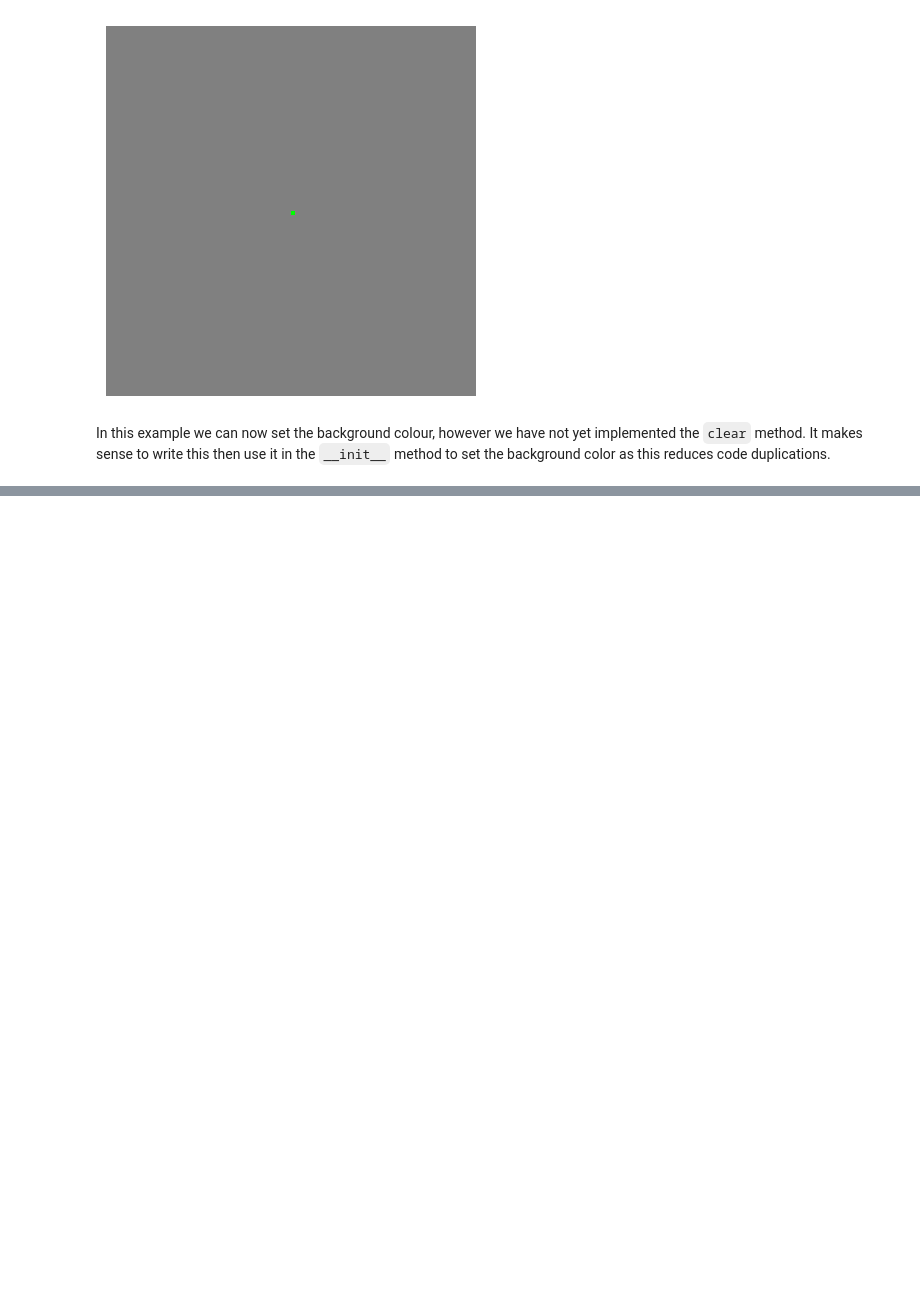
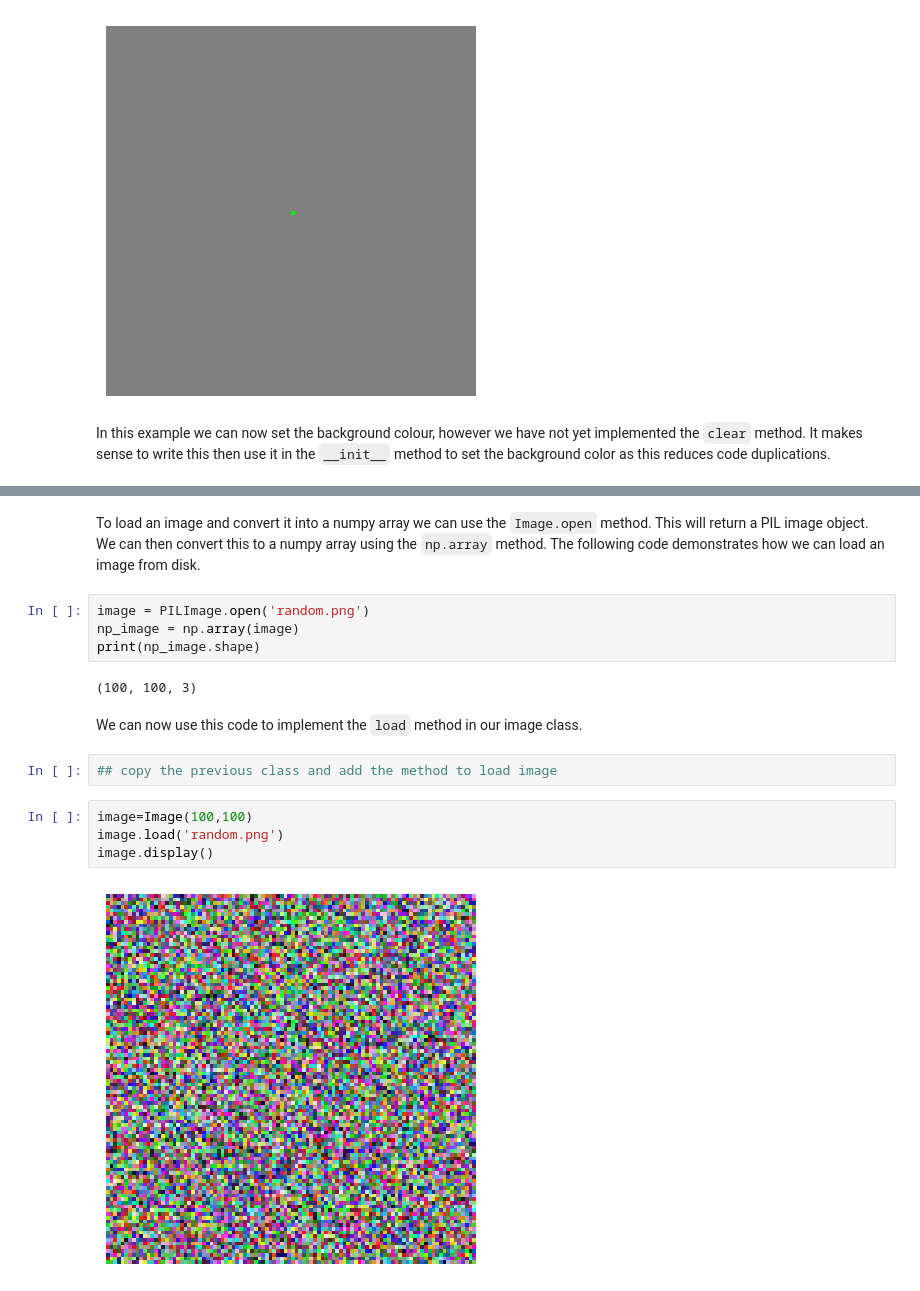
Before and after one commit to NCCA/SEForMedia, a Jupyter notebook: ImageLab/ImageLab.ipynb, the cells around one changed output, grey strips where cells are left out. Saved outputs shown, nothing was run; the diff lists cells and outputs as text; blank space fills up the shorter version.

```diff
--- a/ImageLab/ImageLab.ipynb
+++ b/ImageLab/ImageLab.ipynb
@@ -195,0 +143,18 @@ class Image:
+# %% [markdown]
+To load an image and convert it into a numpy array we can use the `Image.open` method.  This will return a PIL image object.  We can then convert this to a numpy array using the `np.array` method.  The following code demonstrates how we can load an image from disk.
+# %%
+image = PILImage.open('random.png')
+np_image = np.array(image)
+print(np_image.shape)
+# %% [output]
+(100, 100, 3)
+# %% [markdown]
+We can now use this code to implement the `load` method in our image class.
+# %%
+## copy the previous class and add the method to load image
+# %%
+image=Image(100,100)
+image.load('random.png')
+image.display()
+# %% [output]
+[figure, added]
```
Also changed, not shown: parts of 16 cells of this notebook, 14 other files.
